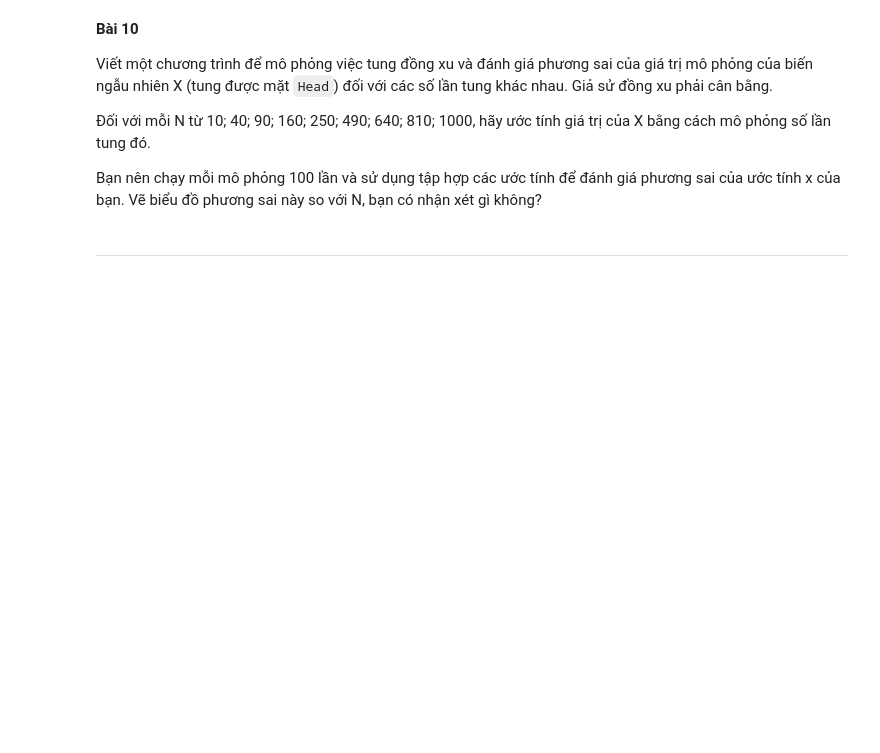
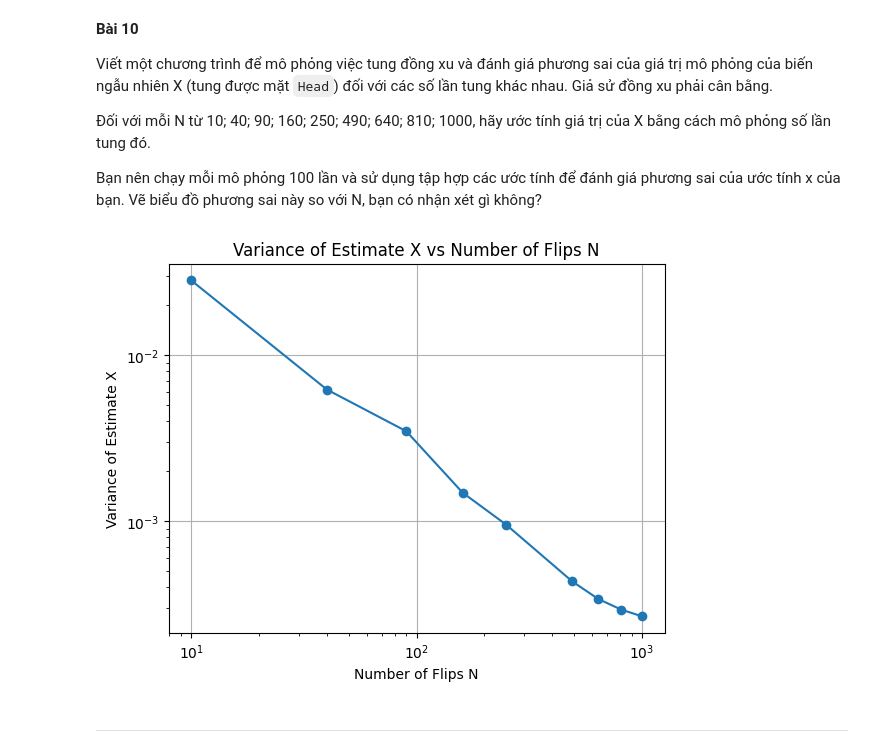
Before and after one commit to tano-dev/Pattern-Recognition-and-Machine-Learning, a Jupyter notebook: Week 2/Lab2_Ex1.ipynb, the cells around one changed output. Cells and saved outputs as stored; diff of their text form; code cells hidden in the pictures; blank space fills up the shorter version.

```diff
--- a/Week 2/Lab2_Ex1.ipynb
+++ b/Week 2/Lab2_Ex1.ipynb
@@ -415,5 +490,37 @@ Viết một chương trình để mô phỏng việc tung đồng xu và đánh
 Đối với mỗi N từ 10; 40; 90; 160; 250; 490; 640; 810; 1000, hãy ước tính giá trị của X bằng cách mô phỏng số lần tung đó.
 
 Bạn nên chạy mỗi mô phỏng 100 lần và sử dụng tập hợp các ước tính để đánh giá phương sai của ước tính x của bạn. Vẽ biểu đồ phương sai này so với N, bạn có nhận xét gì không?
+# %%
+# **Bài 10**
+
+# Viết một chương trình để mô phỏng việc tung đồng xu và đánh giá phương sai của giá trị mô phỏng của biến ngẫu nhiên X (tung được mặt `Head`) đối với các số lần tung khác nhau. Giả sử  đồng xu phải cân bằng.
+
+# Đối với mỗi N từ 10; 40; 90; 160; 250; 490; 640; 810; 1000, hãy ước tính giá trị của X bằng cách mô phỏng số lần tung đó.
+
+# Bạn nên chạy mỗi mô phỏng 100 lần và sử dụng tập hợp các ước tính để đánh giá phương sai của ước tính x của bạn. Vẽ biểu đồ phương sai này so với N, bạn có nhận xét gì không?
+
+import numpy as np
+import matplotlib.pyplot as plt
+N_values = [10, 40, 90, 160, 250, 490, 640, 810, 1000]
+variances = []
+for N in N_values:
+    estimates = []
+    for _ in range(100):
+        flips = np.random.choice(['H', 'T'], size=N)
+        X_hat = np.sum(flips == 'H') / N
+        estimates.append(X_hat)
+    variance = np.var(estimates)
+    variances.append(variance)
+plt.plot(N_values, variances, marker='o')
+plt.title("Variance of Estimate X vs Number of Flips N")
+plt.xlabel("Number of Flips N")
+plt.ylabel("Variance of Estimate X")
+plt.xscale('log')
+plt.yscale('log')
+plt.grid(True)
+plt.show()
+# Nhận xét: Khi số lần tung N tăng lên, phương sai của ước tính X giảm xuống. Điều này minh họa rằng với kích thước mẫu lớn hơn, ước tính trở nên ổn định hơn và gần với giá trị thực của biến ngẫu nhiên.
+# %% [output]
+[figure, added]
 # %% [markdown]
 ---
```
Also changed, not shown: parts of 7 cells of this notebook, 6 other files.
